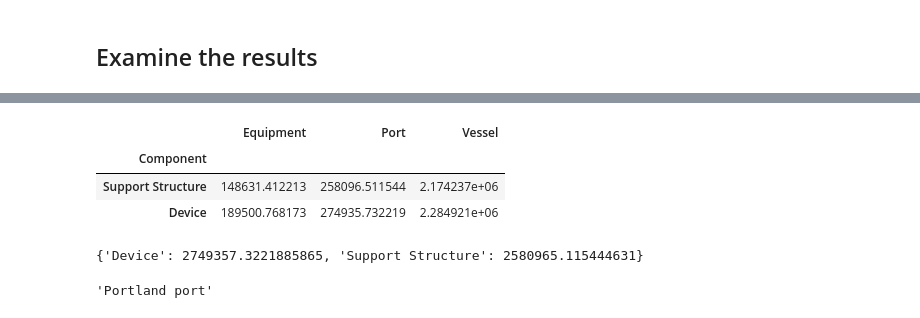
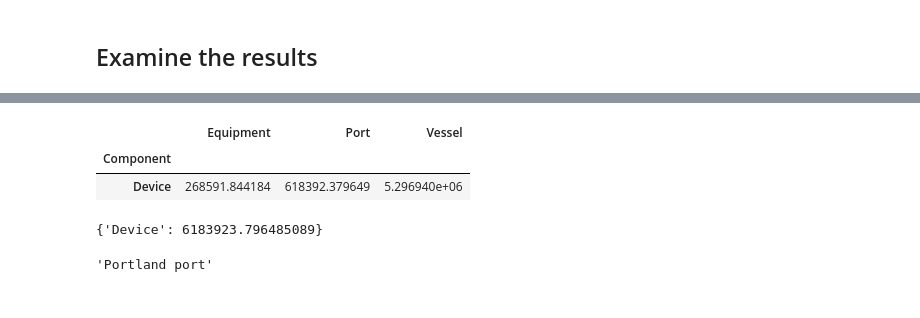
Before and after one commit to DTOcean/dtocean-core, a Jupyter notebook: notebooks/DTOcean Installation Test.ipynb, the cells around one changed output, grey strips where cells are left out. Saved outputs shown, nothing was run; the diff lists cells and outputs as text; code cells hidden in the pictures.

```diff
--- a/notebooks/DTOcean Installation Test.ipynb
+++ b/notebooks/DTOcean Installation Test.ipynb
@@ -315,14 +307,13 @@ project.install_export_cable_dates: unavailable
 # %%
-economics_data = new_core.get_data_value(new_project, "farm.device_phase_installation_costs")
+economics_data = new_core.get_data_value(new_project, "project.device_phase_installation_costs")
 economics_data
 # %% [output]
 |  | Equipment | Port | Vessel |
 | Component |  |  |  |
-| Support Structure | 148631.412213 | 258096.511544 | 2.174237e+06 |
-| Device | 189500.768173 | 274935.732219 | 2.284921e+06 |
+| Device | 268591.844184 | 618392.379649 | 5.296940e+06 |
 # %%
-economics_data_breakdown = new_core.get_data_value(new_project, "farm.device_phase_installation_cost_breakdown")
+economics_data_breakdown = new_core.get_data_value(new_project, "project.device_phase_installation_cost_breakdown")
 economics_data_breakdown
 # %% [output]
-{'Device': 2749357.3221885865, 'Support Structure': 2580965.115444631}
+{'Device': 6183923.796485089}
 # %%
```
Also changed, not shown: parts of 29 cells of this notebook, 11 other files.
